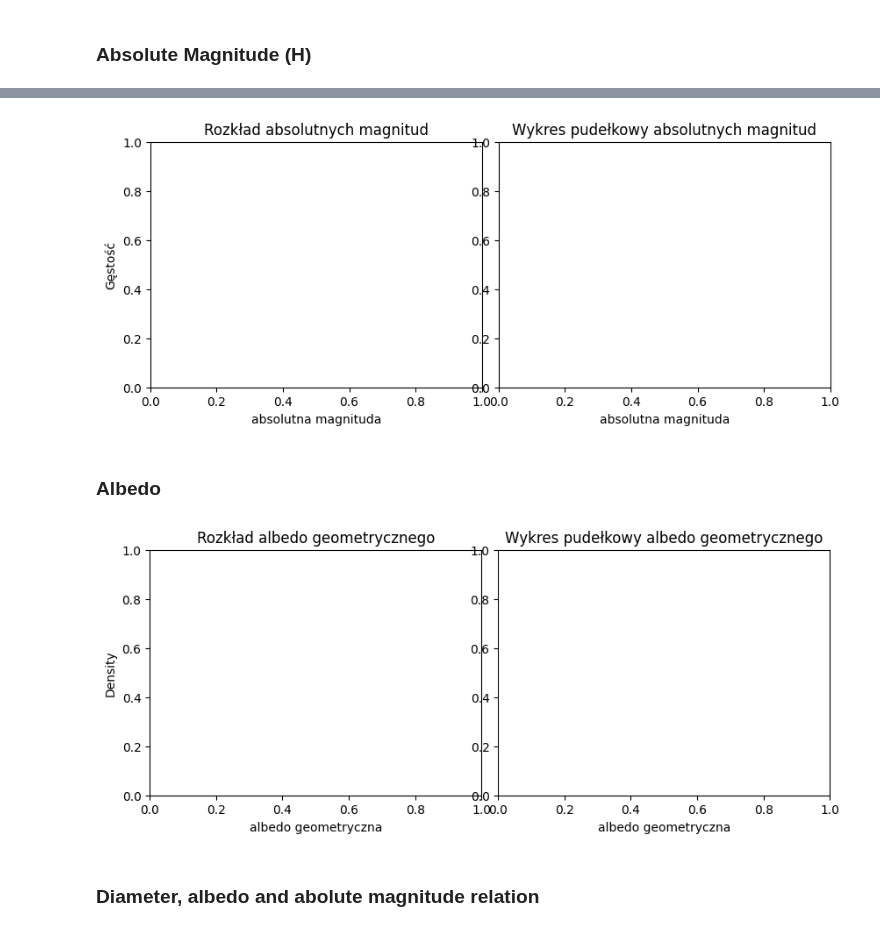
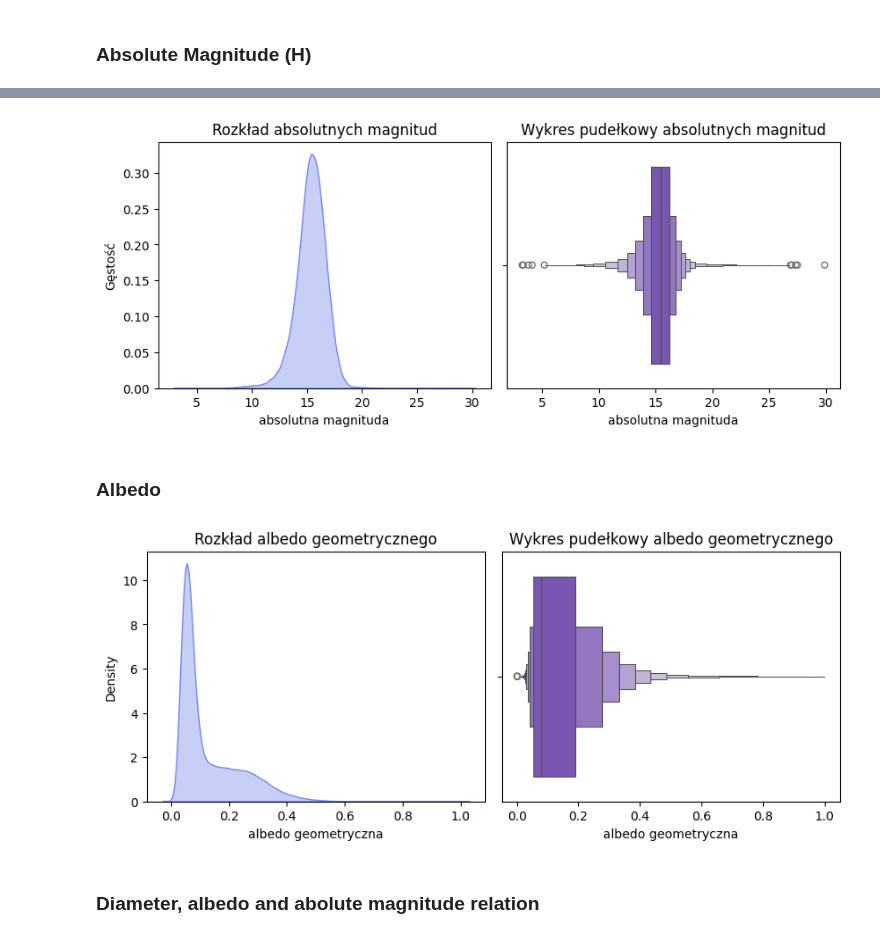
Before and after one commit to pgrzankowski/WUT-EngineerThesis, a Jupyter notebook: asteroid_diameter_prediction.ipynb, the cells around one changed output, grey strips where cells are left out. Cells and saved outputs as stored; diff of their text form; code cells hidden in the pictures.

```diff
--- a/asteroid_diameter_prediction.ipynb
+++ b/asteroid_diameter_prediction.ipynb
@@ -136,4 +157,3 @@ plt.savefig('fig/diameter_distribution.pdf')
 ### Absolute Magnitude (H)
 # %%
 df_tmp = df.copy()
-df_tmp = df_tmp.dropna()
@@ -140,17 +172,17 @@ df_tmp = df_tmp.dropna()
 # %%
 fig = plt.figure(figsize=(10,8))
 plt.subplots_adjust(wspace=0.05)
 
-plt.subplot(221, xlabel='absolutna magnituda', ylabel='Gęstość', title='Rozkład absolutnych magnitud', )
-sns.kdeplot(data=df_tmp, x='H',fill=True, color='#7387EB', alpha=.4)
+plt.subplot(221, xlabel='absolutna magnituda', ylabel='Gęstość', title='Rozkład absolutnych magnitud')
+sns.kdeplot(data=df_tmp, x='H',fill=True, color='#7387EB', alpha=0.4)
 
-plt.subplot(222, title='Wykres pudełkowy absolutnych magnitud', )
+plt.subplot(222, title='Wykres pudełkowy absolutnych magnitud')
 sns.boxenplot(data=df_tmp, x='H',color='#7647C2')
 plt.xlabel('absolutna magnituda')
 
 plt.savefig('fig/magnitude_distribution.pdf')
 # %% [output]
-[figure, old version]
+[figure, new version]
 # %% [markdown]
 ### Albedo
 # %%
@@ -166,7 +198,7 @@ plt.xlabel('albedo geometryczna')
 
 plt.savefig('fig/albedo_distribution.pdf')
 # %% [output]
-[figure, old version]
+[figure, new version]
 # %% [markdown]
 ### Diameter, albedo and abolute magnitude relation
 # %%
```
Also changed, not shown: parts of 33 cells of this notebook, 3 other files.
